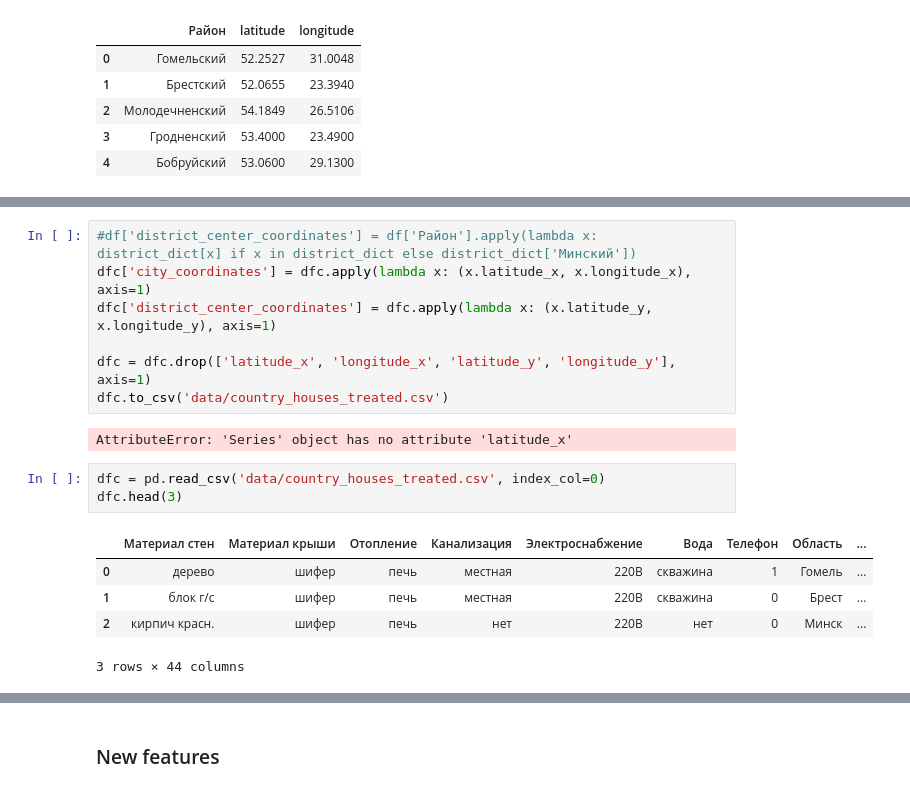
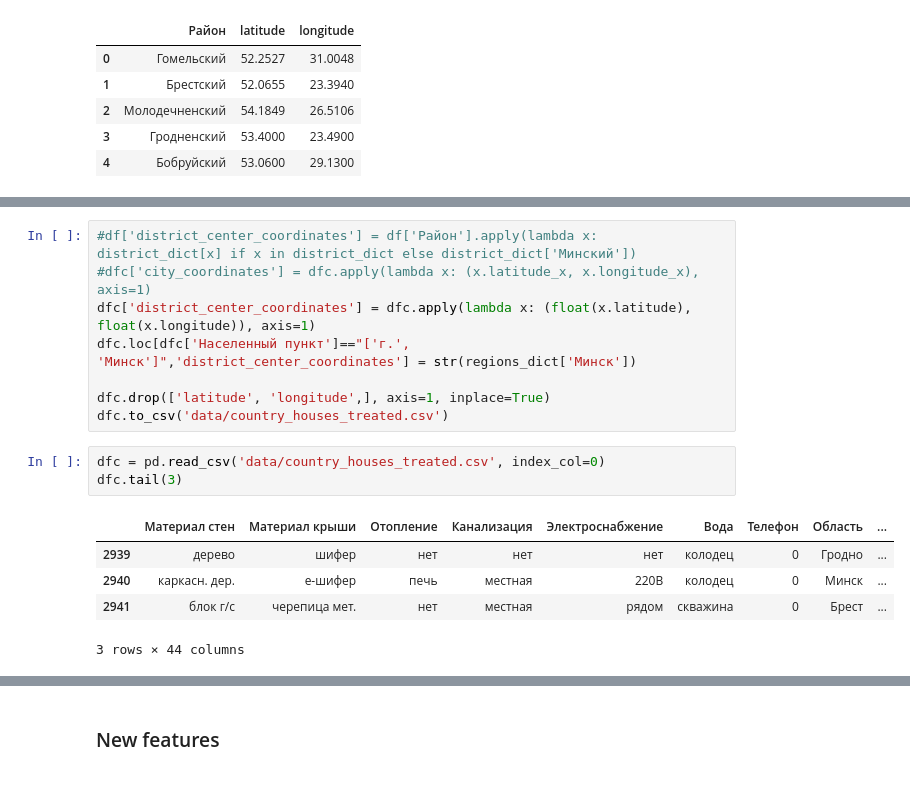
Before and after one commit to ssiarhei115/CountryHouse-price-prediction, a Jupyter notebook: code.ipynb, the cells around one changed output, grey strips where cells are left out. Drawn from its saved outputs; the diff is of its cells as text.

```diff
--- a/code.ipynb
+++ b/code.ipynb
@@ -691,18 +705,17 @@ dfc = pd.merge(df, df_district, how='left', on='Район')
 # %%
 #df['district_center_coordinates'] = df['Район'].apply(lambda x: district_dict[x] if x in district_dict else district_dict['Минский'])
-dfc['city_coordinates'] = dfc.apply(lambda x: (x.latitude_x, x.longitude_x), axis=1)
-dfc['district_center_coordinates'] = dfc.apply(lambda x: (x.latitude_y, x.longitude_y), axis=1)
+#dfc['city_coordinates'] = dfc.apply(lambda x: (x.latitude_x, x.longitude_x), axis=1)
+dfc['district_center_coordinates'] = dfc.apply(lambda x: (float(x.latitude), float(x.longitude)), axis=1)
+dfc.loc[dfc['Населенный пункт']=="['г.', 'Минск']",'district_center_coordinates'] = str(regions_dict['Минск'])
 
-dfc = dfc.drop(['latitude_x', 'longitude_x', 'latitude_y', 'longitude_y'], axis=1)
+dfc.drop(['latitude', 'longitude',], axis=1, inplace=True)
 dfc.to_csv('data/country_houses_treated.csv')
-# %% [output]
-AttributeError: 'Series' object has no attribute 'latitude_x'
 # %%
 dfc = pd.read_csv('data/country_houses_treated.csv', index_col=0)
-dfc.head(3)
+dfc.tail(3)
 # %% [output]
 |  | Материал стен | Материал крыши | Отопление | Канализация | Электроснабжение | Вода | Телефон | Область | ... |
-| 0 | дерево | шифер | печь | местная | 220В | скважина | 1 | Гомель | ... |
-| 1 | блок г/с | шифер | печь | местная | 220В | скважина | 0 | Брест | ... |
-| 2 | кирпич красн. | шифер | печь | нет | 220В | нет | 0 | Минск | ... |
+| 2939 | дерево | шифер | нет | нет | нет | колодец | 0 | Гродно | ... |
+| 2940 | каркасн. дер. | е-шифер | печь | местная | 220В | колодец | 0 | Минск | ... |
+| 2941 | блок г/с | черепица мет. | нет | местная | рядом | скважина | 0 | Брест | ... |
 3 rows × 44 columns
```
Also changed, not shown: parts of 23 cells of this notebook, 1 other file.
